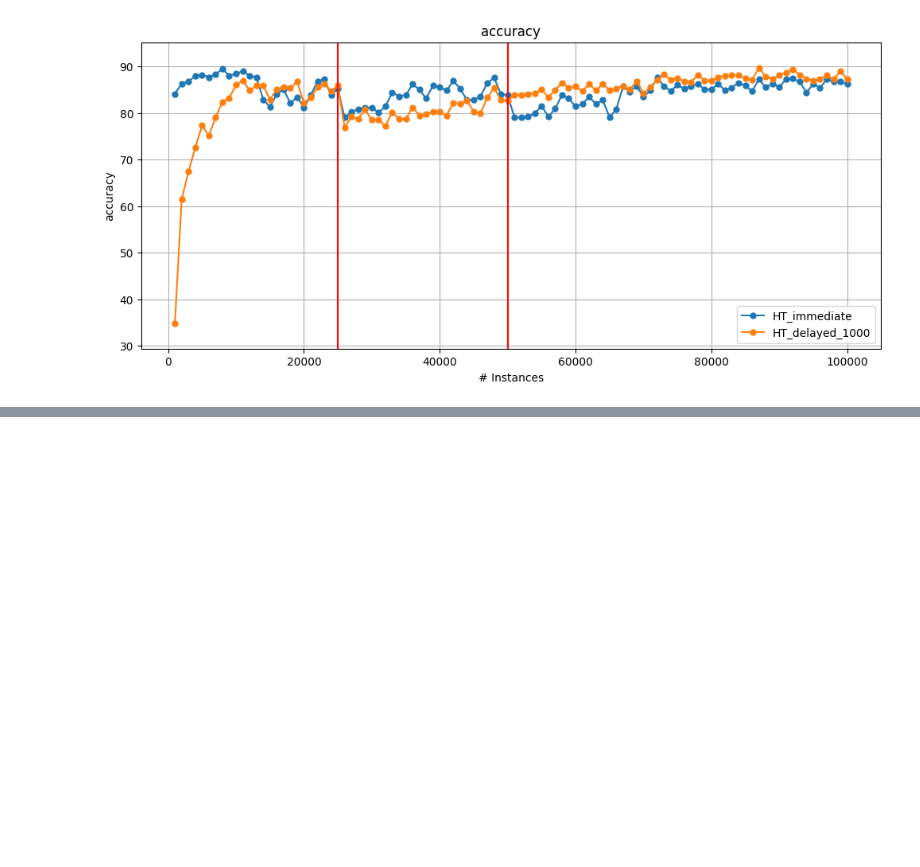
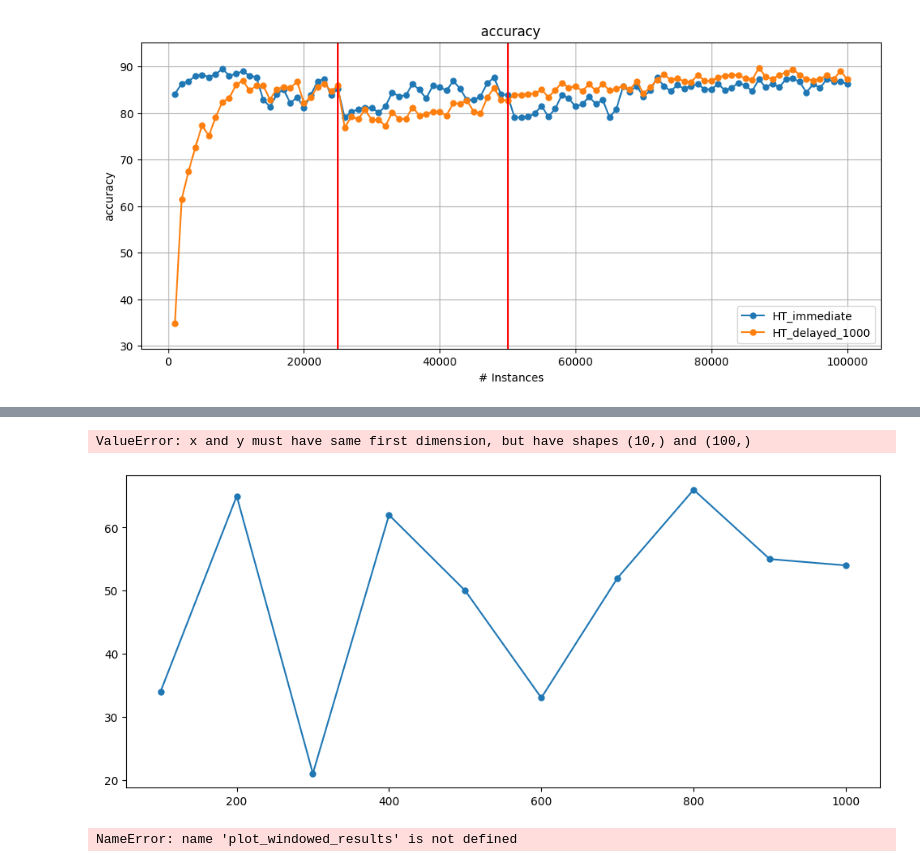
Before and after one commit to adaptive-machine-learning/CapyMOA, a Jupyter notebook: notebooks/SSL_example.ipynb, the cells around one changed output, grey strips where cells are left out. Drawn from its saved outputs; the diff is of its cells as text; code cells hidden in the pictures; blank space fills up the shorter version.

```diff
--- a/notebooks/SSL_example.ipynb
+++ b/notebooks/SSL_example.ipynb
@@ -186,0 +314,11 @@ Accuracy delayed by 1000 instances: 83.366
+# %%
+from capymoa.evaluation.visualization import plot_windowed_results
+
+plot_windowed_results(results_sleade, results_sleade_py, metric="accuracy")
+# %% [output]
+ValueError: x and y must have same first dimension, but have shapes (10,) and (100,)
+[figure, added]
+# %%
+plot_windowed_results(results_sleade, results_sleade_py, metric="accuracy")
+# %% [output]
+NameError: name 'plot_windowed_results' is not defined
```
Also changed, not shown: parts of 13 cells of this notebook, 2 other files.
